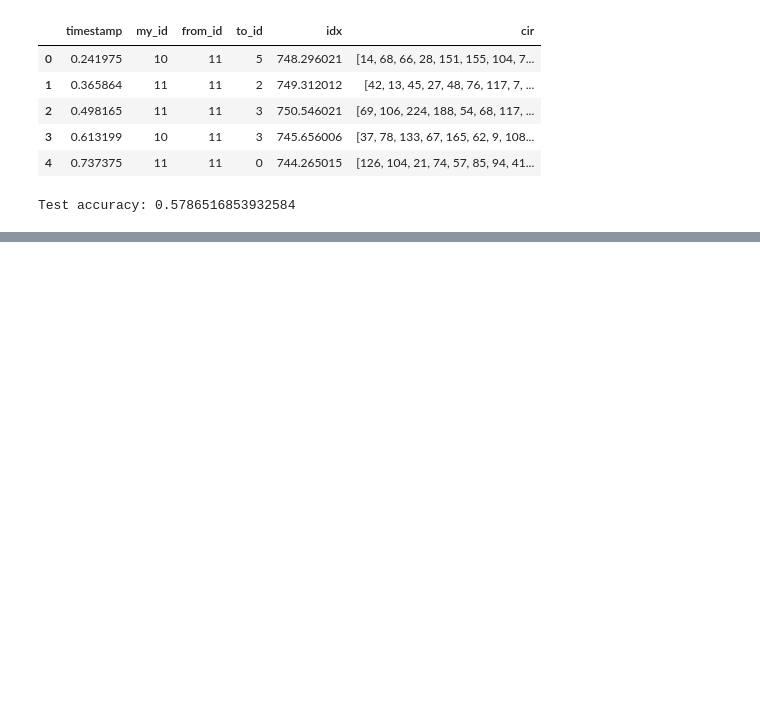
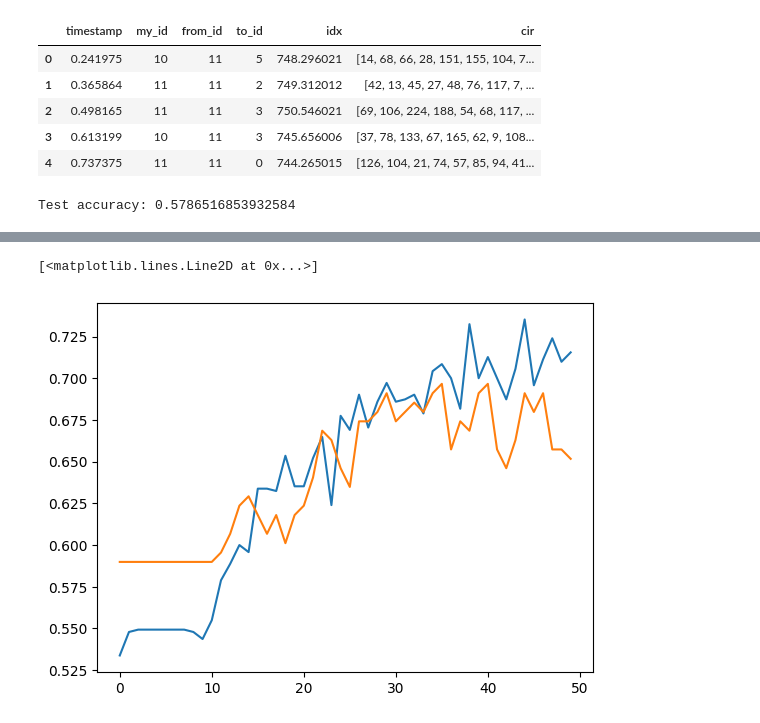
Before and after one commit to TheFloatingString/MECH-501-project, a Jupyter notebook: quickstart.ipynb, the cells around one changed output, grey strips where cells are left out. Saved outputs shown, nothing was run; the diff lists cells and outputs as text; code cells hidden in the pictures; blank space fills up the shorter version.

```diff
--- a/quickstart.ipynb
+++ b/quickstart.ipynb
@@ -62,0 +222,6 @@ import keras
+# %%
+plt.plot(summary.history['acc'])
+plt.plot(summary.history['val_acc'])
+# %% [output]
+[<matplotlib.lines.Line2D at 0x...>]
+[figure, added]
```
Also changed, not shown: parts of 21 cells of this notebook.
